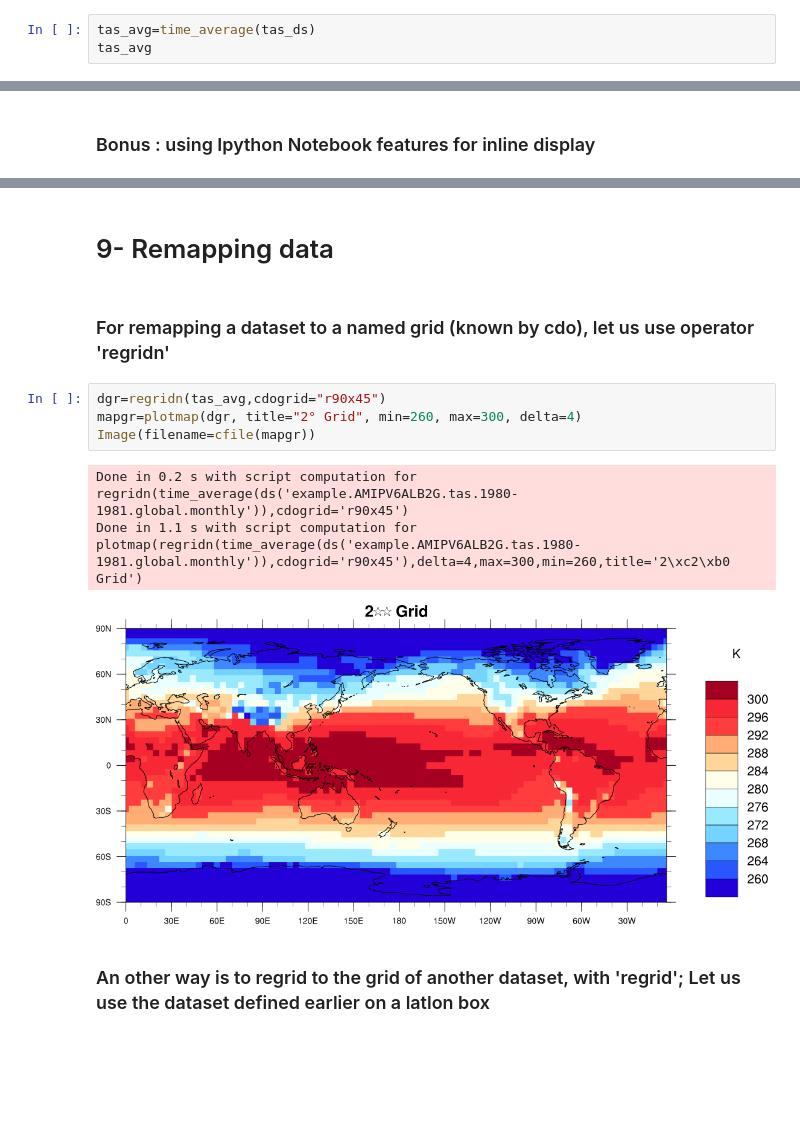
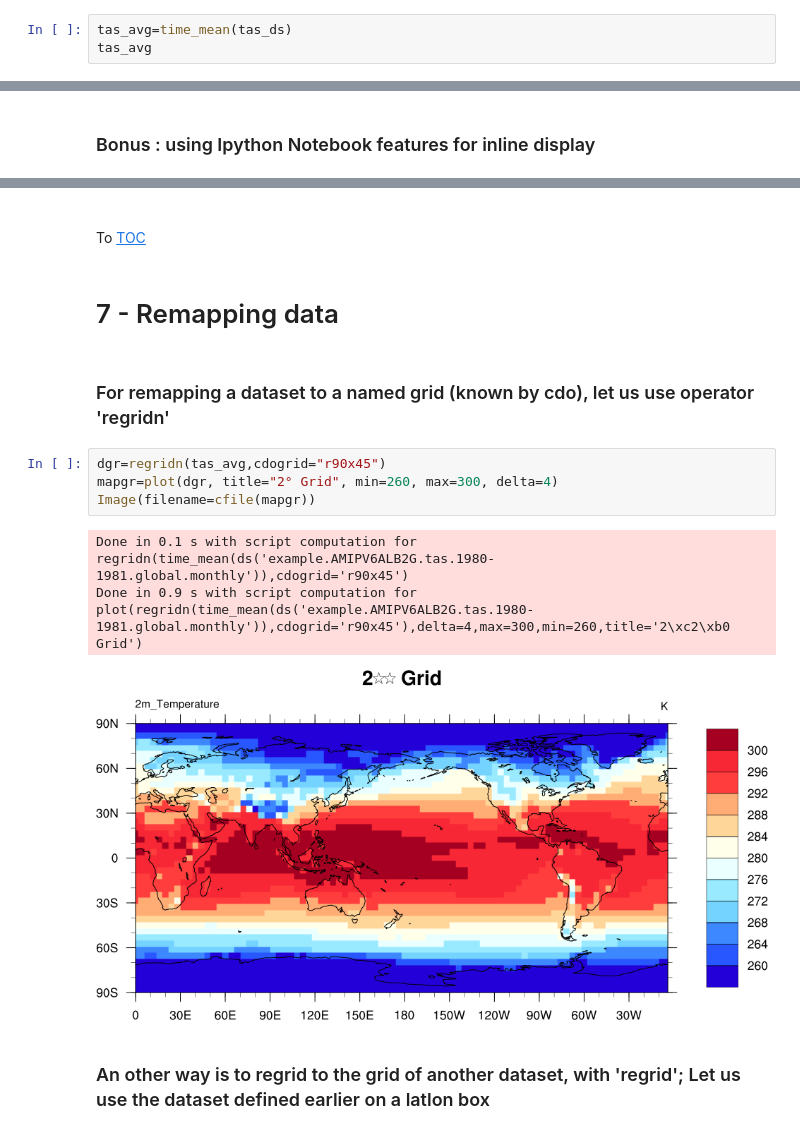
Before and after one commit to rigoudyg/climaf, a Jupyter notebook: examples/ATourOfCliMAF.ipynb, the cells around one changed output, grey strips where cells are left out. Cells and saved outputs as stored; diff of their text form; blank space fills up the shorter version.

```diff
--- a/examples/ATourOfCliMAF.ipynb
+++ b/examples/ATourOfCliMAF.ipynb
@@ -136,4 +109,4 @@ time_average(*args, **dic)
 # %%
-tas_avg=time_average(tas_ds)
+tas_avg=time_mean(tas_ds)
 tas_avg
 # %% [output]
@@ -259,15 +265,19 @@ Image(filename=figfile)
+# %% [markdown]
+<a id='remap'></a>
+# %% [markdown]
+To [TOC](#TOC)<br>
 # %% [markdown]
-# 9- Remapping data
+# 7 - Remapping data
 # %% [markdown]
 ### For remapping a dataset to a named grid (known by cdo), let us use operator 'regridn'
 # %%
 dgr=regridn(tas_avg,cdogrid="r90x45")
-mapgr=plotmap(dgr, title="2° Grid", min=260, max=300, delta=4)
+mapgr=plot(dgr, title="2° Grid", min=260, max=300, delta=4)
 Image(filename=cfile(mapgr))
 # %% [output]
-Done in 0.2 s with script computation for regridn(time_average(ds('example.AMIPV6ALB2G.tas.1980-1981.global.monthly')),cdogrid='r90x45')
-Done in 1.1 s with script computation for plotmap(regridn(time_average(ds('example.AMIPV6ALB2G.tas.1980-1981.global.monthly')),cdogrid='r90x45'),delta=4,max=300,min=260,title='2\xc2\xb0 Grid')
+Done in 0.1 s with script computation for regridn(time_mean(ds('example.AMIPV6ALB2G.tas.1980-1981.global.monthly')),cdogrid='r90x45')
+Done in 0.9 s with script computation for plot(regridn(time_mean(ds('example.AMIPV6ALB2G.tas.1980-1981.global.monthly')),cdogrid='r90x45'),delta=4,max=300,min=260,title='2\xc2\xb0 Grid')
-[figure, old version]
+[figure, new version]
 # %% [markdown]
 ### An other way is to regrid to the grid of another dataset, with 'regrid'; Let us use the dataset defined earlier on a latlon box
 # %%
```
Also changed, not shown: parts of 84 cells of this notebook, 2 other files.
